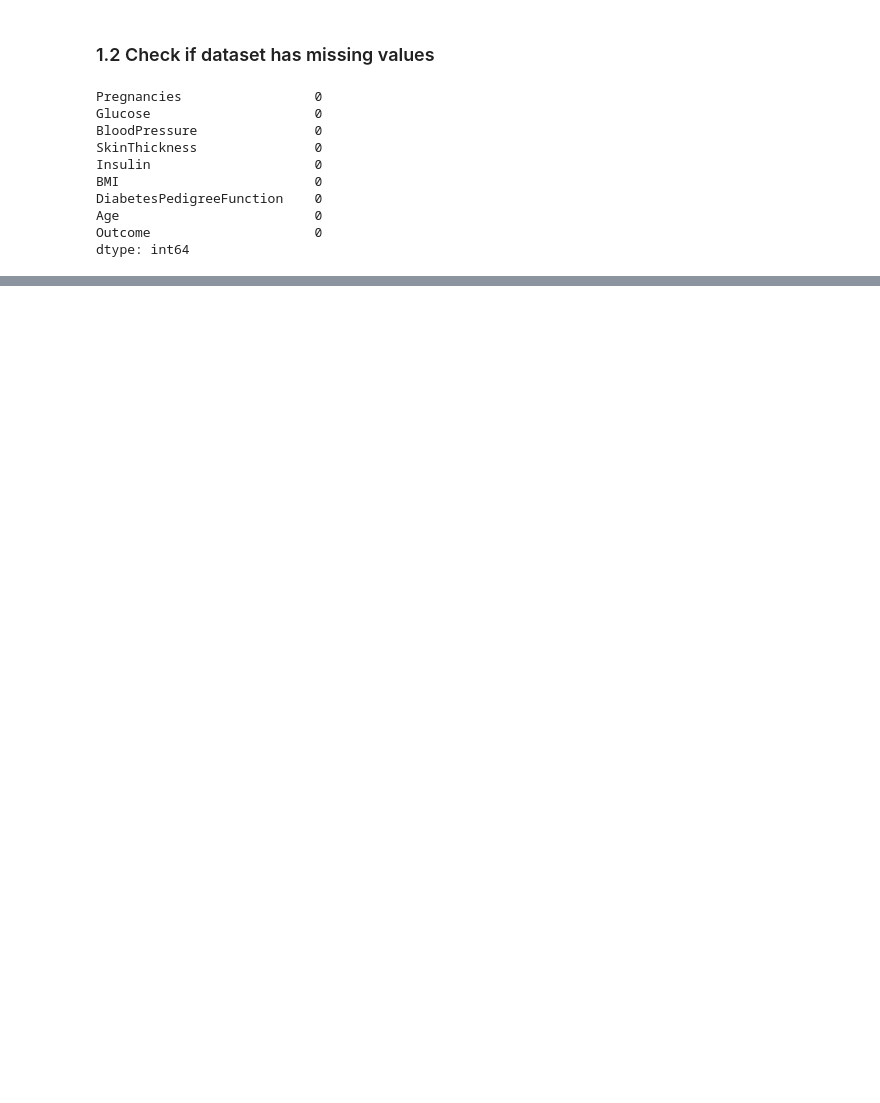
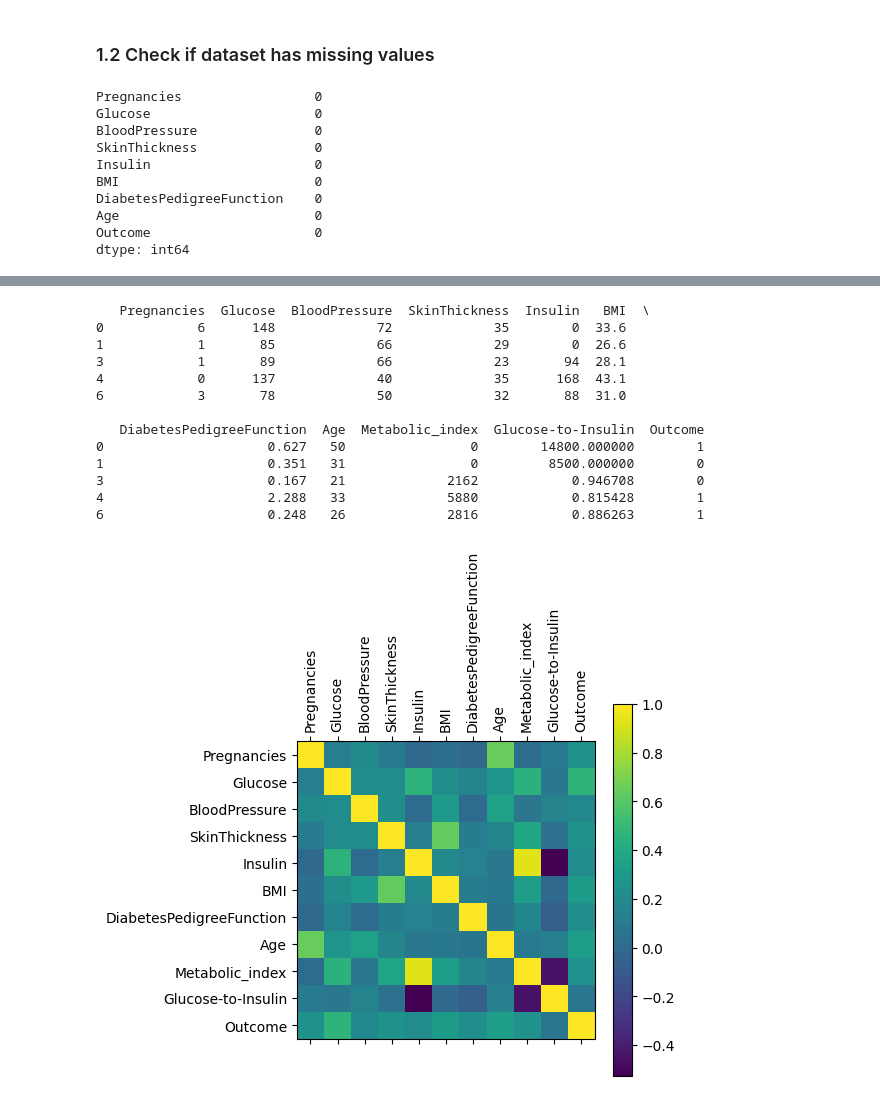
Before and after one commit to RasimMehdiyev/diabetes_prediction, a Jupyter notebook: diabetes_nn.ipynb, the cells around one changed output, grey strips where cells are left out. Cells and saved outputs as stored; diff of their text form; code cells hidden in the pictures; blank space fills up the shorter version.

```diff
--- a/diabetes_nn.ipynb
+++ b/diabetes_nn.ipynb
@@ -40,0 +129,25 @@ dtype: int64
+# %%
+print(df.head())
+corr = df.corr()
+
+# plot correlation matrix
+plt.matshow(corr)
+plt.xticks(range(len(corr.columns)), corr.columns, rotation=90)
+plt.yticks(range(len(corr.columns)), corr.columns)
+plt.colorbar()
+plt.show()
+# %% [output]
+   Pregnancies  Glucose  BloodPressure  SkinThickness  Insulin   BMI  \
+0            6      148             72             35        0  33.6
+1            1       85             66             29        0  26.6
+3            1       89             66             23       94  28.1
+4            0      137             40             35      168  43.1
+6            3       78             50             32       88  31.0
+
+   DiabetesPedigreeFunction  Age  Metabolic_index  Glucose-to-Insulin  Outcome
+0                     0.627   50                0        14800.000000        1
+1                     0.351   31                0         8500.000000        0
+3                     0.167   21             2162            0.946708        0
+4                     2.288   33             5880            0.815428        1
+6                     0.248   26             2816            0.886263        1
+[figure, added]
```
Also changed, not shown: parts of 21 cells of this notebook, 1 other file.
